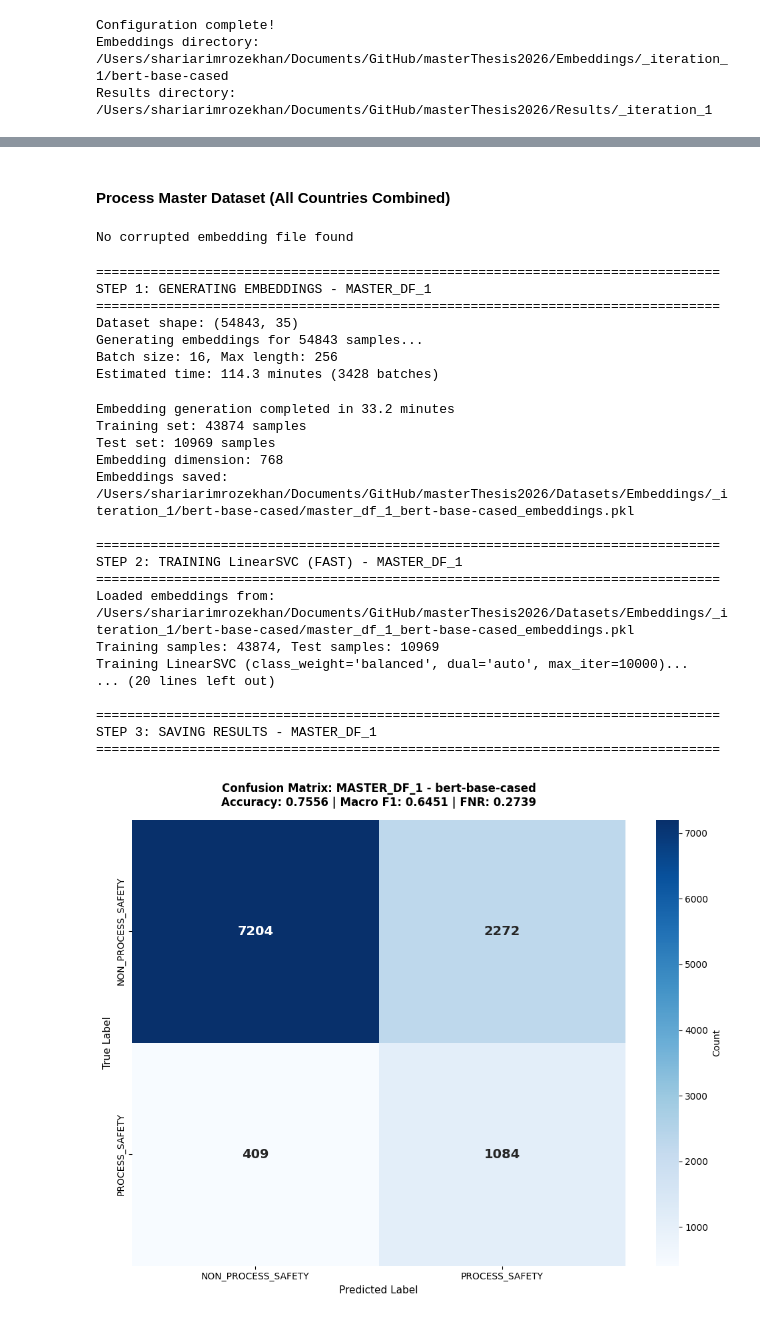
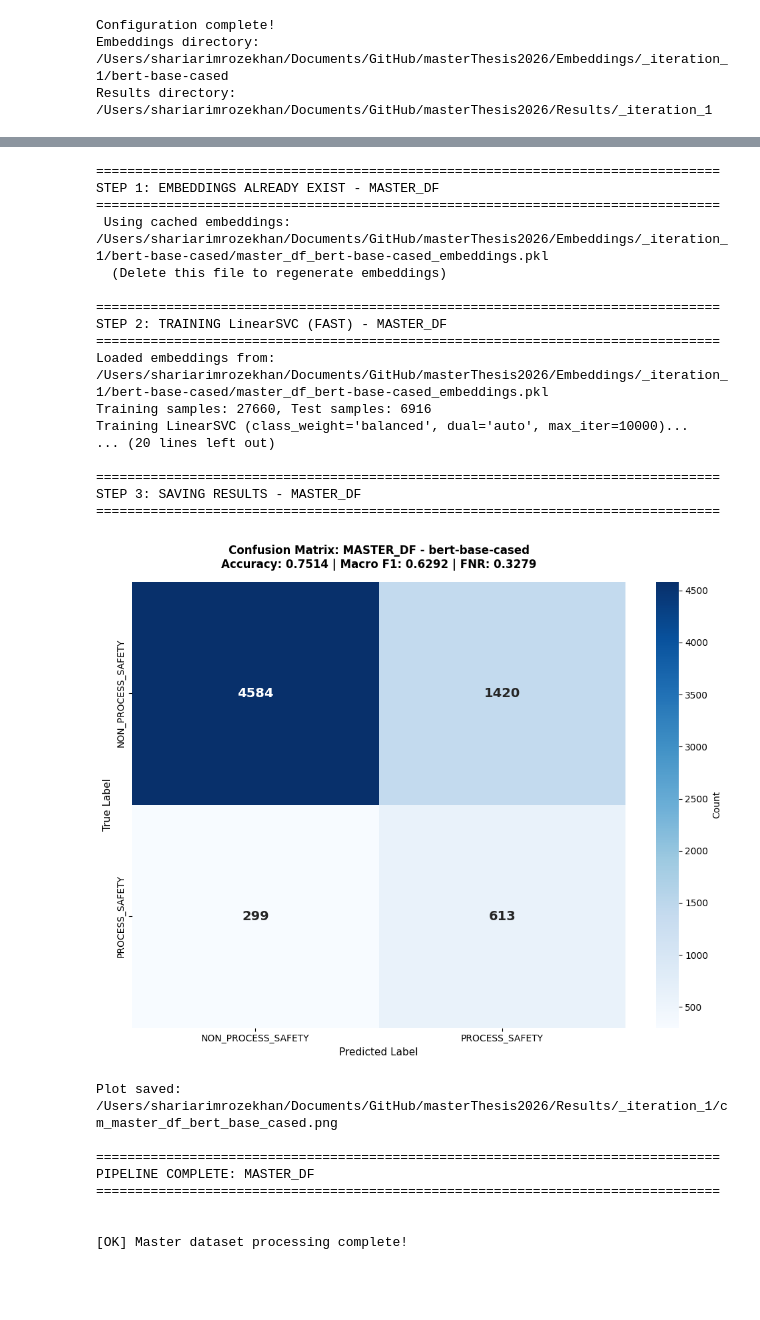
Before and after one commit to ShariarImroze/masterThesis2026, a Jupyter notebook: _Iterations/_Iteration_1.ipynb, the cells around one changed output, grey strips where cells are left out. Saved outputs shown, nothing was run; the diff lists cells and outputs as text; code cells hidden in the pictures; blank space fills up the shorter version.

```diff
--- a/_Iterations/_Iteration_1.ipynb
+++ b/_Iterations/_Iteration_1.ipynb
@@ -671,12 +657,11 @@ Model 'bert-base-cased' loaded successfully on cpu
 # Configuration and Setup
 # ============================================================
 
-# Use PATHS from earlier configuration cell - they're already set up
-# These are already created from the config cell above
 EMBEDDINGS_DIR = PATHS['embeddings']  # Already includes the iteration and model path
 RESULTS_DIR = PATHS['results']
 BY_SL_COUNTRY_DIR = BASE_DIR / "Master Dataset 34k" / "By_SL_Country"
-MASTER_PATH = PATHS['iteration_output'] / 'master_df_1.json'
+# CORRECTED MASTER_PATH to point to the correct file
+MASTER_PATH = Path("/Users/shariarimrozekhan/Documents/GitHub/masterThesis2026/Master Dataset 34k/master_df.json")
 
 # Create directories
 EMBEDDINGS_DIR.mkdir(parents=True, exist_ok=True)
@@ -931,55 +891,43 @@ Netherlands dataset processing complete!
-# %% [markdown]
-#### Process Master Dataset (All Countries Combined)
-# %%
-# Clear corrupted master_df_1 embeddings if they exist
-import shutil
-master_embedding_file = EMBEDDINGS_DIR / 'master_df_1_bert-base-cased_embeddings.pkl'
-if master_embedding_file.exists():
-    master_embedding_file.unlink()
-    print(f"Deleted corrupted embedding file: {master_embedding_file}")
-else:
-    print("No corrupted embedding file found")
-# %% [output]
-No corrupted embedding file found
 # %%
 # ============================================================
 # Master Dataset
 # ============================================================
 
 master_df = pd.read_json(str(MASTER_PATH))
 
 master_results = run_full_pipeline(
     df=master_df,
-    dataset_name='master_df_1',
+    dataset_name='master_df',
     embeddings_dir=EMBEDDINGS_DIR,
     results_dir=RESULTS_DIR
 )
 
 all_results.append(master_results)
-print(f"\n[OK] Master dataset processing complete!")
+print("\n[OK] Master dataset processing complete!")
 # %% [output]
 ================================================================================
-STEP 1: GENERATING EMBEDDINGS - MASTER_DF_1
+STEP 1: EMBEDDINGS ALREADY EXIST - MASTER_DF
 ================================================================================
-Dataset shape: (54843, 35)
-Generating embeddings for 54843 samples...
-Batch size: 16, Max length: 256
-Estimated time: 114.3 minutes (3428 batches)
+ Using cached embeddings: /Users/shariarimrozekhan/Documents/GitHub/masterThesis2026/Embeddings/_iteration_1/bert-base-cased/master_df_bert-base-cased_embeddings.pkl
+  (Delete this file to regenerate embeddings)
+
+================================================================================
+STEP 2: TRAINING LinearSVC (FAST) - MASTER_DF
+================================================================================
+Loaded embeddings from: /Users/shariarimrozekhan/Documents/GitHub/masterThesis2026/Embeddings/_iteration_1/bert-base-cased/master_df_bert-base-cased_embeddings.pkl
+Training samples: 27660, Test samples: 6916
+Training LinearSVC (class_weight='balanced', dual='auto', max_iter=10000)...
+... (20 lines left out)
+
+================================================================================
+STEP 3: SAVING RESULTS - MASTER_DF
+================================================================================
+[figure, new version]
-Embedding generation completed in 33.2 minutes
-Training set: 43874 samples
-Test set: 10969 samples
-Embedding dimension: 768
-Embeddings saved: /Users/shariarimrozekhan/Documents/GitHub/masterThesis2026/Datasets/Embeddings/_iteration_1/bert-base-cased/master_df_1_bert-base-cased_embeddings.pkl
+Plot saved: /Users/shariarimrozekhan/Documents/GitHub/masterThesis2026/Results/_iteration_1/cm_master_df_bert_base_cased.png
 
 ================================================================================
-STEP 2: TRAINING LinearSVC (FAST) - MASTER_DF_1
+PIPELINE COMPLETE: MASTER_DF
 ================================================================================
-Loaded embeddings from: /Users/shariarimrozekhan/Documents/GitHub/masterThesis2026/Datasets/Embeddings/_iteration_1/bert-base-cased/master_df_1_bert-base-cased_embeddings.pkl
-Training samples: 43874, Test samples: 10969
-Training LinearSVC (class_weight='balanced', dual='auto', max_iter=10000)...
-... (20 lines left out)
 
-================================================================================
-STEP 3: SAVING RESULTS - MASTER_DF_1
-================================================================================
+
+[OK] Master dataset processing complete!
-[figure, old version]
```
Also changed, not shown: parts of 16 cells of this notebook, 52 other files.
